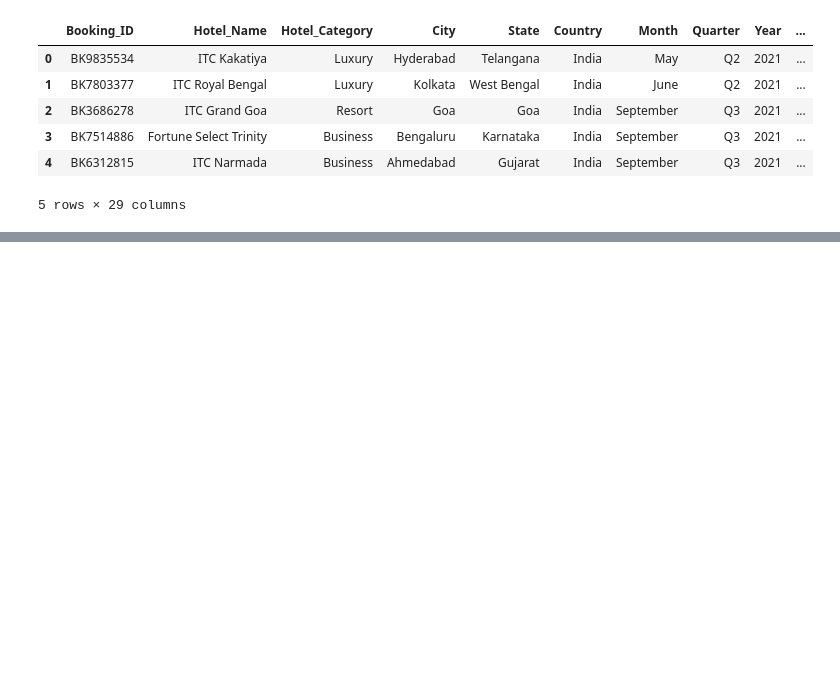
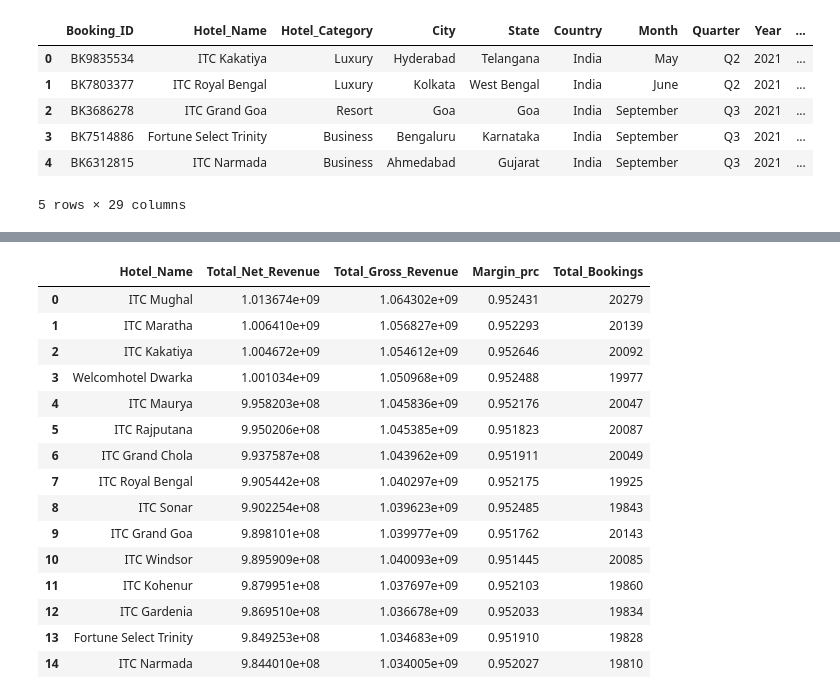
Before and after one commit to maksymzg/hotel-revenue-analytics, a Jupyter notebook: notebooks/02_eda.ipynb, the cells around one changed output, grey strips where cells are left out. Cells and saved outputs as stored; diff of their text form; code cells hidden in the pictures; blank space fills up the shorter version.

```diff
--- a/notebooks/02_eda.ipynb
+++ b/notebooks/02_eda.ipynb
@@ -35,0 +61,32 @@ display(df_preview)
+# %%
+query = """
+SELECT
+    Hotel_Name,
+    SUM(Net_Revenue) AS Total_Net_Revenue,
+    SUM(Gross_Revenue) AS Total_Gross_Revenue,
+    SUM(Net_Revenue) / CAST(SUM(Gross_Revenue) AS DOUBLE) AS Margin_prc,
+    COUNT(*) AS Total_Bookings
+FROM bookings
+GROUP BY Hotel_Name
+ORDER BY Total_Net_Revenue DESC;
+"""
+
+df_hotels = conn.execute(query).df()
+display(df_hotels)
+# %% [output]
+|  | Hotel_Name | Total_Net_Revenue | Total_Gross_Revenue | Margin_prc | Total_Bookings |
+| 0 | ITC Mughal | 1.013674e+09 | 1.064302e+09 | 0.952431 | 20279 |
+| 1 | ITC Maratha | 1.006410e+09 | 1.056827e+09 | 0.952293 | 20139 |
+| 2 | ITC Kakatiya | 1.004672e+09 | 1.054612e+09 | 0.952646 | 20092 |
+| 3 | Welcomhotel Dwarka | 1.001034e+09 | 1.050968e+09 | 0.952488 | 19977 |
+| 4 | ITC Maurya | 9.958203e+08 | 1.045836e+09 | 0.952176 | 20047 |
+| 5 | ITC Rajputana | 9.950206e+08 | 1.045385e+09 | 0.951823 | 20087 |
+| 6 | ITC Grand Chola | 9.937587e+08 | 1.043962e+09 | 0.951911 | 20049 |
+| 7 | ITC Royal Bengal | 9.905442e+08 | 1.040297e+09 | 0.952175 | 19925 |
+| 8 | ITC Sonar | 9.902254e+08 | 1.039623e+09 | 0.952485 | 19843 |
+| 9 | ITC Grand Goa | 9.898101e+08 | 1.039977e+09 | 0.951762 | 20143 |
+| 10 | ITC Windsor | 9.895909e+08 | 1.040093e+09 | 0.951445 | 20085 |
+| 11 | ITC Kohenur | 9.879951e+08 | 1.037697e+09 | 0.952103 | 19860 |
+| 12 | ITC Gardenia | 9.869510e+08 | 1.036678e+09 | 0.952033 | 19834 |
+| 13 | Fortune Select Trinity | 9.849253e+08 | 1.034683e+09 | 0.951910 | 19828 |
+| 14 | ITC Narmada | 9.844010e+08 | 1.034005e+09 | 0.952027 | 19810 |
```
Also changed, not shown: parts of 6 cells of this notebook.
